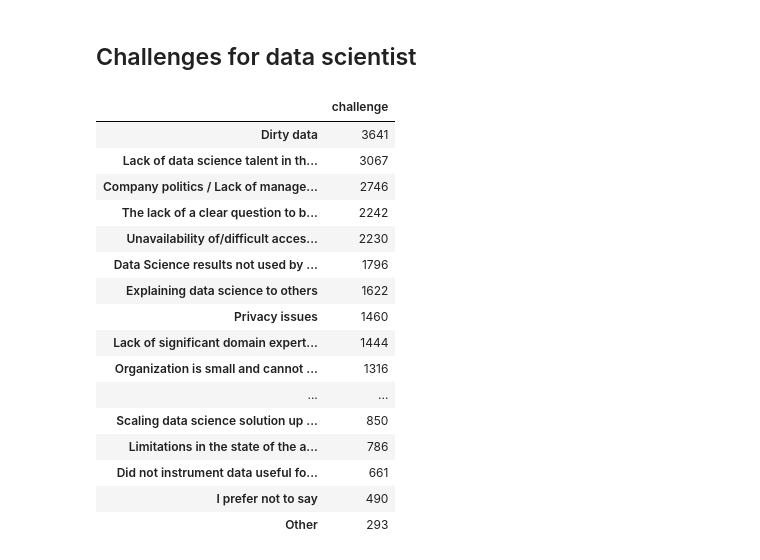
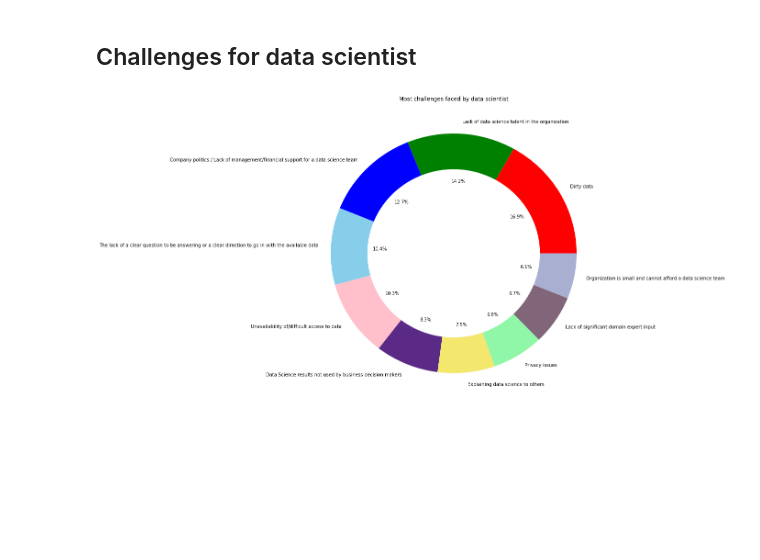
Before and after one commit to vipinbharti121/Kaggle_ML_datascience_survey, a Jupyter notebook: KaggleMLandDataScience.ipynb, the cells around one changed output. Drawn from its saved outputs; the diff is of its cells as text; code cells hidden in the pictures; blank space fills up the shorter version.

Commit message:
more visuals

```diff
--- a/KaggleMLandDataScience.ipynb
+++ b/KaggleMLandDataScience.ipynb
@@ -217,29 +217,21 @@ plt.show()
 # %%
 ch = mcq_data['WorkChallengesSelect'].str.split(',').dropna()
 challenge = []
 for c in ch:
     for d in c:
         challenge.append(d)
 df = pd.DataFrame(challenge)
 df.columns = ['challenge']
-challenge = df['challenge'].value_counts().to_frame()
+challenge = df['challenge'].value_counts()[:10].to_frame()
 
-challenge
+# Create a circle for the center of the plot
+plt.figure(figsize=(12,12))
+plt.title("Most challenges faced by data scientist")
+my_circle=plt.Circle( (0,0), 0.7, color='white')
+colors = ['red','green','blue','skyblue', 'pink', '#5B2A86','#F4E76E', '#8FF7A7', '#81667A', '#A9AFD1']
+plt.pie(challenge['challenge'], labels=challenge.index, colors=colors, autopct='%1.1f%%')
+p=plt.gcf()
+p.gca().add_artist(my_circle)
+plt.show()
 # %% [output]
-|  | challenge |
-| Dirty data | 3641 |
-| Lack of data science talent in th... | 3067 |
-| Company politics / Lack of manage... | 2746 |
-| The lack of a clear question to b... | 2242 |
-| Unavailability of/difficult acces... | 2230 |
-| Data Science results not used by ... | 1796 |
-| Explaining data science to others | 1622 |
-| Privacy issues | 1460 |
-| Lack of significant domain expert... | 1444 |
-| Organization is small and cannot ... | 1316 |
-| ... | ... |
-| Scaling data science solution up ... | 850 |
-| Limitations in the state of the a... | 786 |
-| Did not instrument data useful fo... | 661 |
-| I prefer not to say | 490 |
-| Other | 293 |
+[figure, added]
```
